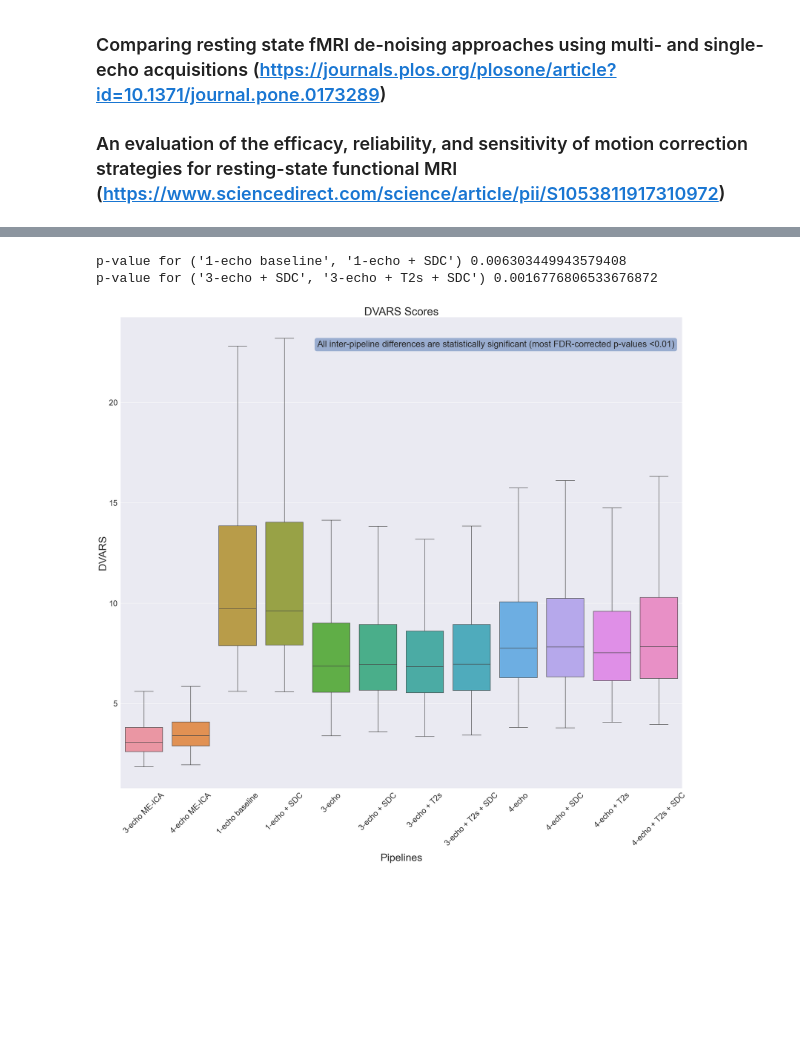
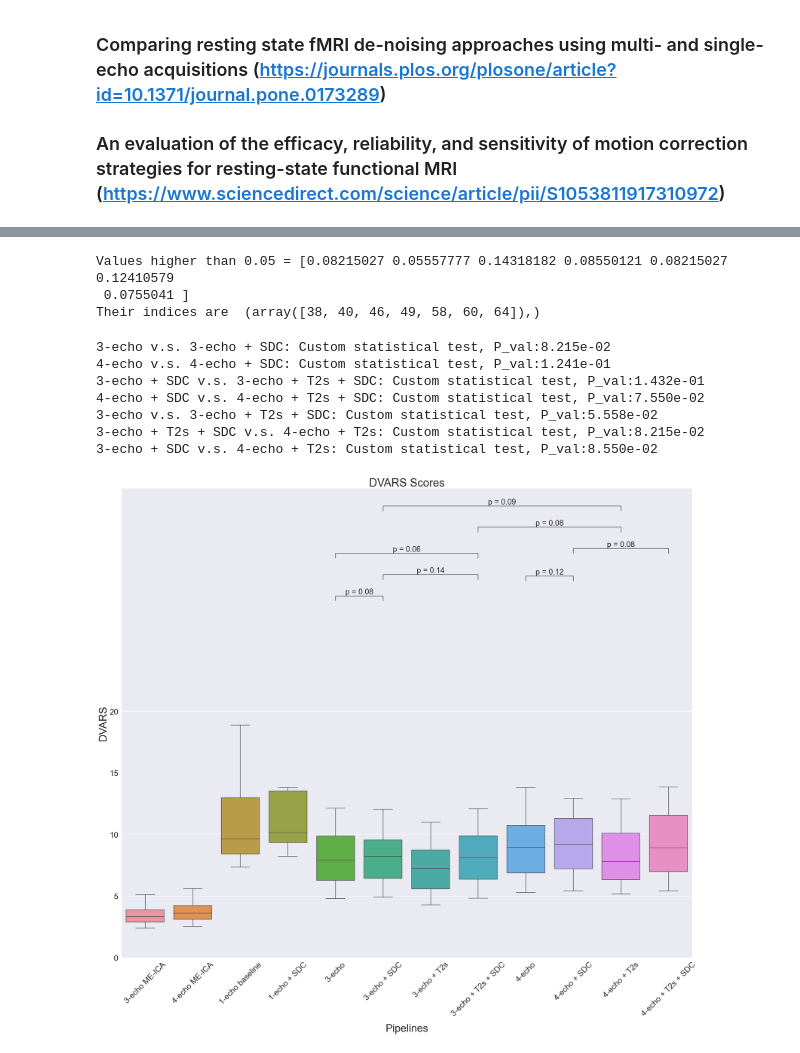
Before and after one commit to misho-dimitrov/Motion_Correction_rs-fMRI, a Jupyter notebook: src/calc_dvars.ipynb, the cells around one changed output, grey strips where cells are left out. Drawn from its saved outputs; the diff is of its cells as text; code cells hidden in the pictures; blank space fills up the shorter version.

Commit message:
Statistical Analysis is now using averaged values in order to avoid inflation of significant effects

```diff
--- a/src/calc_dvars.ipynb
+++ b/src/calc_dvars.ipynb
@@ -119,12 +119,17 @@ pipeline_list = []
 for n in range(12):
         # Get a pipeline
         pipeline = pd.read_excel(r'/Users/mishodimitrov/Downloads/PhD/Analysis/Project_Uno/ARB_QC.xlsx', sheet_name=n, engine='openpyxl')
-        # Stack all values into a 1D vector
-        stacked_pipeline = pipeline.stack()
+
+        pipeline_mean = pipeline.mean()
+
+        ## # Stack all values into a 1D vector
+        #stacked_pipeline = pipeline.stack()
+
         # Add to the list
-        pipeline_list.append(stacked_pipeline)
+        pipeline_list.append(pipeline_mean)
 # %%
 # Check distributions
 for n in range(12):
-    plt.hist(pipeline_list[n], bins = 20)
+    plt.hist(pipeline_list[n]#, bins = 20
+            )
     plt.show()
@@ -184,0 +241,4 @@ The median for 4-echo + T2s + SDC is = 7.83426
+# %%
+# Show median DVARS for each pipeline
+for i in range(pipeline_df.shape[1]):
+    print('The max for ' + pipeline_df.columns[i] + ' is = ' + str(np.max(pipeline_df.iloc[:,i])) )
@@ -234,53 +309,62 @@ Their indices are  (array([ 0,  1,  2,  3,  4,  5,  6,  7,  8,  9, 10, 11, 12, 1
-# %%
-# > 0.001: only those at indices 21 and 46 (still significant)
-print('p-value for', combo_list[21], corrected_p_vals[21])
-print('p-value for', combo_list[46], corrected_p_vals[46])
-# %% [output]
-p-value for ('1-echo baseline', '1-echo + SDC') 0.006303449943579408
-p-value for ('3-echo + SDC', '3-echo + T2s + SDC') 0.0016776806533676872
+# %%
+print("Values higher than 0.05 =", corrected_p_vals[corrected_p_vals > 0.05])
+print("Their indices are ", np.nonzero(corrected_p_vals > 0.05))
+# %% [output]
+Values higher than 0.05 = [0.08215027 0.05557777 0.14318182 0.08550121 0.08215027 0.12410579
+ 0.0755041 ]
+Their indices are  (array([38, 40, 46, 49, 58, 60, 64]),)
+# %%
+ns_list = list(np.nonzero(corrected_p_vals > 0.05))
 # %%
 # Create a detailed DVARS boxplot
 plt.rcParams["axes.labelsize"] = 33
 
 # create the boxplot using seaborn instead of matplotlib
 fig, ax = plt.subplots(figsize=(32,27))
 sns.set(font_scale = 2)
 ax.tick_params(axis='both', which='both', labelsize=15)
+ax.xaxis.set_ticks([ind for ind in range(1, 13)])
 ax.set_xticklabels(pipeline_names, rotation=45, fontsize=25)
+ax.yaxis.set_ticks([0, 5, 10, 15, 20])
 ax.set_yticklabels(['0', '5', '10', '15', '20'], rotation=0, fontsize=25)
+ax.set_ylim(ymax = 20)
 ax.xaxis.labelpad = 20
 
 # these are matplotlib.patch.Patch properties
 props = dict(boxstyle='round',
              #facecolor='wheat',
              alpha=0.5)
 
 # place a text box in upper right in axes coords
-textstr = 'All inter-pipeline differences are statistically significant (most FDR-corrected p-values <0.01)'
-ax.text(0.35, 0.95, textstr, transform=ax.transAxes, fontsize=28,
-        verticalalignment='top', bbox=props)
+#textstr = 'Most inter-pipeline differences are statistically significant'
+#ax.text(0.35, 0.55, textstr, transform=ax.transAxes, fontsize=28,
+#        verticalalignment='top', bbox=props)
 
 sb_ax = sns.boxplot(data=pipeline_df, #corr_matrix_list,
                     order=pipeline_names,
                     showfliers=False).set(
     xlabel='Pipelines',
     ylabel='DVARS'
 )
 
 
-# plot with corrected p-values
+# plot with annotations
+test_results = add_stat_annotation(ax, data=pipeline_df, order=pipeline_names,
+                                   box_pairs=[combo_list[i] for i in ns_list[0]],
+                                   perform_stat_test=False, pvalues=[corrected_p_vals[i] for i in ns_list[0]],
+                                   text_format='simple',
+                                   loc='inside',
+                                   verbose=2)
 
-# CHANGE THIS!!!!!!!!!!!!!!!!!!!!!!!!!!!!!!!!!!!!!!!
-#test_results = add_stat_annotation(sb_ax, data=df_pipeline_list, order=pipeline_names,
-#                                   box_pairs=[combo_list[n] for n in range(len(combo_list))],
-#                                   perform_stat_test=False, pvalues=corrected_p_vals,
-#                                   text_format='star',
-#                                   loc='outside', verbose=2)
-
-#plt.title('DVARS Scores')
 ax.set_title('DVARS Scores',fontsize= 35) # title of plot
 
-#plt.show()
 plt.savefig("DVARS.png")
 # %% [output]
+3-echo v.s. 3-echo + SDC: Custom statistical test, P_val:8.215e-02
+4-echo v.s. 4-echo + SDC: Custom statistical test, P_val:1.241e-01
+3-echo + SDC v.s. 3-echo + T2s + SDC: Custom statistical test, P_val:1.432e-01
+4-echo + SDC v.s. 4-echo + T2s + SDC: Custom statistical test, P_val:7.550e-02
+3-echo v.s. 3-echo + T2s + SDC: Custom statistical test, P_val:5.558e-02
+3-echo + T2s + SDC v.s. 4-echo + T2s: Custom statistical test, P_val:8.215e-02
+3-echo + SDC v.s. 4-echo + T2s: Custom statistical test, P_val:8.550e-02
-[figure, old version]
+[figure, new version]
```
Also changed, not shown: parts of 9 cells of this notebook, 2 other files.
